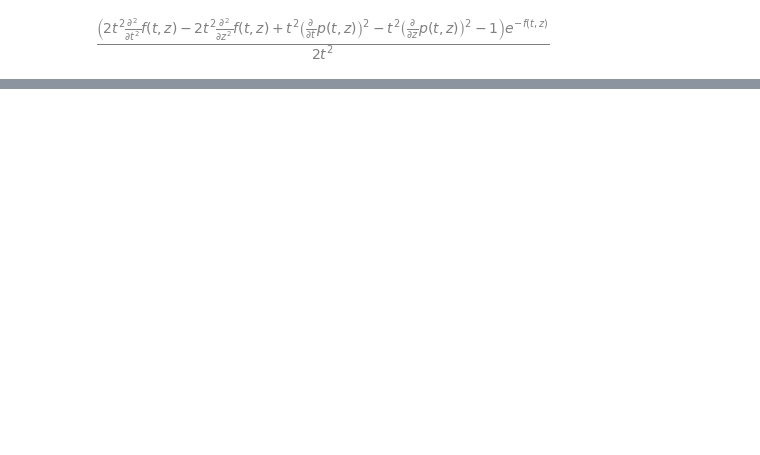
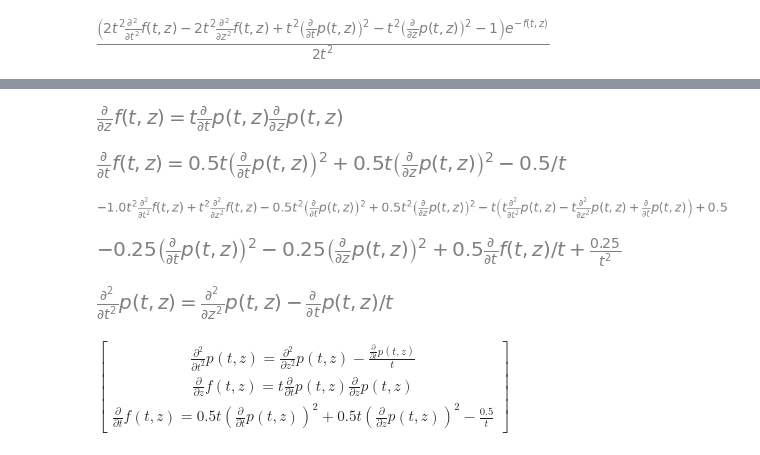
Before and after one commit to GeoffCope/General_Relativity_Python, a Jupyter notebook: Effective_Energy_of_Gravitational_Solitons_by_Feinstein.ipynb, the cells around one changed output, grey strips where cells are left out. Cells and saved outputs as stored; diff of their text form; code cells hidden in the pictures; blank space fills up the shorter version.

```diff
--- a/Effective_Energy_of_Gravitational_Solitons_by_Feinstein.ipynb
+++ b/Effective_Energy_of_Gravitational_Solitons_by_Feinstein.ipynb
@@ -143,0 +108,28 @@ weyl.tensor()
+# %%
+fieldEquation2 = Eq(  diff(f,z) , solve( einst.tensor()[3,0], diff(f,z) )[0] )
+fieldEquation2
+# %% [output]
+[figure, added]
+# %%
+fieldEquation3 = Eq(diff(f,t),expand(solve(simplify(einst.tensor()[0,0]), diff(f,t)) [0]))
+fieldEquation3
+# %% [output]
+[figure, added]
+# %%
+simplify(einst.tensor()[2,2]).args[2]
+# %% [output]
+[figure, added]
+# %%
+ simplify(einst.tensor()[3,3])
+# %% [output]
+[figure, added]
+# %%
+fieldEquation1 = Eq(diff(p,t,t),solve( simplify(einst.tensor()[1,1]).args[2]-simplify(einst.tensor()[2,2]).args[2], diff(p,t,t) )[0])
+fieldEquation1
+# %% [output]
+[figure, added]
+# %%
+vacuumFieldEquations = Matrix([fieldEquation1,fieldEquation2,fieldEquation3])
+vacuumFieldEquations
+# %% [output]
+$\displaystyle \left[\begin{matrix}\frac{\partial^{2}}{\partial t^{2}} p{\left(t,z \right)} = \frac{\partial^{2}}{\partial z^{2}} p{\left(t,z \right)} - \frac{\frac{\partial}{\partial t} p{\left(t,z \right)}}{t}\\\frac{\partial}{\partial z} f{\left(t,z \right)} = t \frac{\partial}{\partial t} p{\left(t,z \right)} \frac{\partial}{\partial z} p{\left(t,z \right)}\\\frac{\partial}{\partial t} f{\left(t,z \right)} = 0.5 t \left(\frac{\partial}{\partial t} p{\left(t,z \right)}\right)^{2} + 0.5 t \left(\frac{\partial}{\partial z} p{\left(t,z \right)}\right)^{2} - \frac{0.5}{t}\end{matrix}\right]$
```
Also changed, not shown: parts of 2 cells of this notebook, 5 other files.
